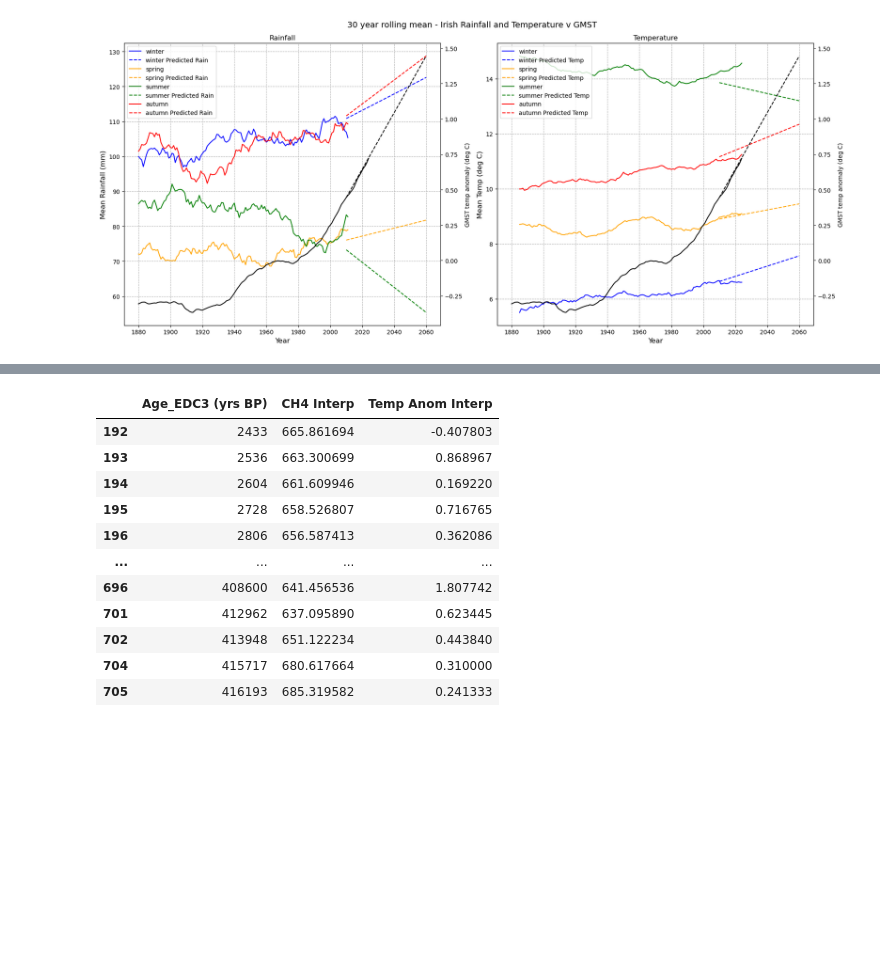
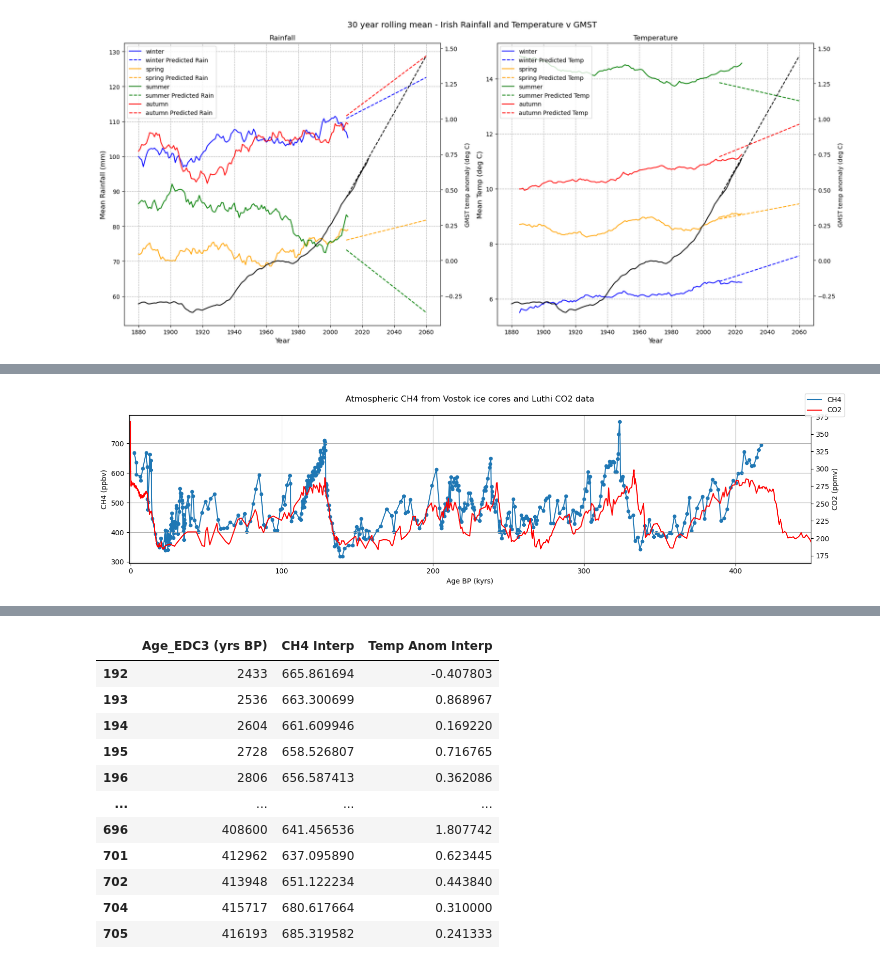
Before and after one commit to Eilis9/PfDA_Project2, a Jupyter notebook: analysis.ipynb, the cells around one changed output, grey strips where cells are left out. Cells and saved outputs as stored; diff of their text form; code cells hidden in the pictures; blank space fills up the shorter version.

```diff
--- a/analysis.ipynb
+++ b/analysis.ipynb
@@ -797,0 +772,29 @@ yearly_season_mean_winter
+# %%
+# Read in the CH4 data (Petit (2005))
+CH4_comp = pd.read_csv('data/Vostok_CH4_CO2_age.tab', skiprows=15, sep='\t')
+CH4_comp.head(10)
+# Tidy the dataframe
+#CH4_comp.columns = ['Gas Age (yrs BP)', 'CH4 (ppbv)']
+# Changing the years to 1000 to be consistent with CO2 data
+CH4_comp['Age [ka BP]'] = CH4_comp['Age [ka BP]'] * 1000
+# change the age column name
+CH4_comp = CH4_comp.rename(columns={'Age [ka BP]':'Age_EDC3 (yrs BP)'})
+# drop nans for plotting the line
+CH4_comp_nan_drop = CH4_comp.dropna(subset=['CH4 [ppbv]'])
+fig, ax = plt.subplots(1, figsize=(15, 4))
+fig.suptitle('Atmospheric CH4 from Vostok ice cores and Luthi CO2 data')
+ax.scatter(CH4_comp['Age_EDC3 (yrs BP)'], CH4_comp['CH4 [ppbv]'], s=20)
+ax.plot(CH4_comp_nan_drop['Age_EDC3 (yrs BP)'], CH4_comp_nan_drop['CH4 [ppbv]'], linestyle='-', label = "CH4");
+ax2 = ax.twinx()
+ax2.plot(CO2_luthi_comp_plus['Age_EDC3 (yrs BP)'], CO2_luthi_comp_plus['CO2 (ppmv)'], label = "CO2", color='r')
+ax.set_ylabel('CH4 (ppbv)')
+ax.set_xlabel('Age BP (kyrs)')
+ax2.set_ylabel('CO2 (ppmv)')
+ax2.set_xlabel('Age BP (kyrs)')
+ax.grid()
+ax.xaxis.set_major_formatter(FuncFormatter(xaxis_format))
+ax.set_xlim(-1000, 450000)
+fig.legend()
+fig.tight_layout()
+# %% [output]
+[figure, added]
```
Also changed, not shown: parts of 26 cells of this notebook.
